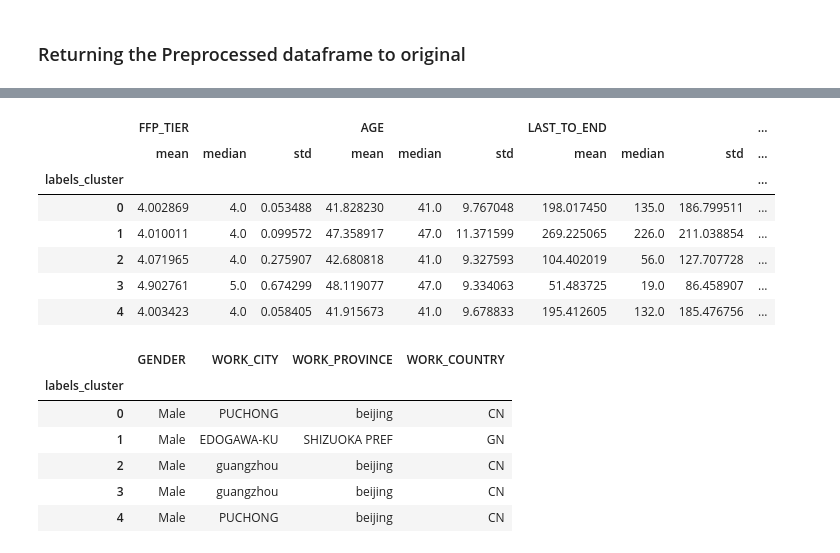
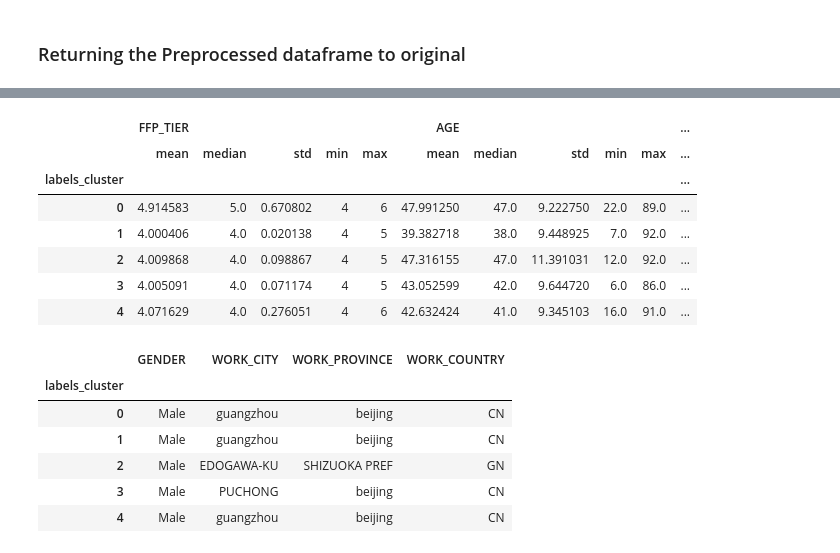
Before and after one commit to FluffyArc/AirlineCustomers, a Jupyter notebook: Airline_Clustering_Analysis.ipynb, the cells around one changed output, grey strips where cells are left out. Saved outputs shown, nothing was run; the diff lists cells and outputs as text; code cells hidden in the pictures.

```diff
--- a/Airline_Clustering_Analysis.ipynb
+++ b/Airline_Clustering_Analysis.ipynb
@@ -370,3 +359,0 @@ df_encode['dow_last_flight_date'] = df_encode['LAST_FLIGHT_DATE'].dt.dayofweek
-# %%
-df_encode = df_encode.drop(columns=['FFP_DATE','FIRST_FLIGHT_DATE','LOAD_TIME','LAST_FLIGHT_DATE'])
-df_encode.sample(5)
@@ -390,2 +359,0 @@ df_encode.sample(5)
-# %%
-df_encode.drop(columns=['FLIGHT_COUNT','BP_SUM','SUM_YR_1','SUM_YR_2','SEG_KM_SUM','MAX_INTERVAL'], inplace=True)
@@ -462,3 +418,0 @@ plt.show()
-# %%
-kmeans = KMeans(n_clusters=5, init='k-means++', max_iter=300, n_init=10, random_state=42)
-kmeans.fit_predict(pdf)
@@ -562,0 +510,3 @@ for i in [2, 3, 4, 5]:
+# %%
+kmeans = KMeans(n_clusters=5, init='k-means++', max_iter=300, n_init=10, random_state=42)
+y_kmeans = kmeans.fit_predict(pdf)
@@ -618,26 +589,28 @@ cat_df = df_encode.select_dtypes(include=cat_dtypes)
 numericals = num_df.columns
 categoricals = cat_df.columns
 # %%
-df_encode[numericals].groupby('labels_cluster').agg(['mean', 'median', 'std'])
+num_info = df_encode[numericals].groupby('labels_cluster').agg(['mean', 'median', 'std', 'min', 'max'])
+num_info
 # %% [output]
-|  | FFP_TIER |  |  | AGE |  |  | LAST_TO_END |  |  | ... |
-|  | mean | median | std | mean | median | std | mean | median | std | ... |
-| labels_cluster |  |  |  |  |  |  |  |  |  | ... |
-| 0 | 4.002869 | 4.0 | 0.053488 | 41.828230 | 41.0 | 9.767048 | 198.017450 | 135.0 | 186.799511 | ... |
-| 1 | 4.010011 | 4.0 | 0.099572 | 47.358917 | 47.0 | 11.371599 | 269.225065 | 226.0 | 211.038854 | ... |
-| 2 | 4.071965 | 4.0 | 0.275907 | 42.680818 | 41.0 | 9.327593 | 104.402019 | 56.0 | 127.707728 | ... |
-| 3 | 4.902761 | 5.0 | 0.674299 | 48.119077 | 47.0 | 9.334063 | 51.483725 | 19.0 | 86.458907 | ... |
-| 4 | 4.003423 | 4.0 | 0.058405 | 41.915673 | 41.0 | 9.678833 | 195.412605 | 132.0 | 185.476756 | ... |
+|  | FFP_TIER |  |  |  |  | AGE |  |  |  |  | ... |
+|  | mean | median | std | min | max | mean | median | std | min | max | ... |
+| labels_cluster |  |  |  |  |  |  |  |  |  |  | ... |
+| 0 | 4.914583 | 5.0 | 0.670802 | 4 | 6 | 47.991250 | 47.0 | 9.222750 | 22.0 | 89.0 | ... |
+| 1 | 4.000406 | 4.0 | 0.020138 | 4 | 5 | 39.382718 | 38.0 | 9.448925 | 7.0 | 92.0 | ... |
+| 2 | 4.009868 | 4.0 | 0.098867 | 4 | 5 | 47.316155 | 47.0 | 11.391031 | 12.0 | 92.0 | ... |
+| 3 | 4.005091 | 4.0 | 0.071174 | 4 | 5 | 43.052599 | 42.0 | 9.644720 | 6.0 | 86.0 | ... |
+| 4 | 4.071629 | 4.0 | 0.276051 | 4 | 6 | 42.632424 | 41.0 | 9.345103 | 16.0 | 91.0 | ... |
 # %%
-df_encode[categoricals].join(df_encode['labels_cluster']).groupby('labels_cluster').agg(pd.Series.mode)
+cat_info = df_encode[categoricals].join(df_encode['labels_cluster']).groupby('labels_cluster').agg(pd.Series.mode)
+cat_info
 # %% [output]
 |  | GENDER | WORK_CITY | WORK_PROVINCE | WORK_COUNTRY |
 | labels_cluster |  |  |  |  |
-| 0 | Male | PUCHONG | beijing | CN |
-| 1 | Male | EDOGAWA-KU | SHIZUOKA PREF | GN |
-| 2 | Male | guangzhou | beijing | CN |
-| 3 | Male | guangzhou | beijing | CN |
-| 4 | Male | PUCHONG | beijing | CN |
+| 0 | Male | guangzhou | beijing | CN |
+| 1 | Male | guangzhou | beijing | CN |
+| 2 | Male | EDOGAWA-KU | SHIZUOKA PREF | GN |
+| 3 | Male | PUCHONG | beijing | CN |
+| 4 | Male | guangzhou | beijing | CN |
 # %%
 df_encode['labels_cluster'].value_counts()
 # %% [output]
```
Also changed, not shown: parts of 44 cells of this notebook.
